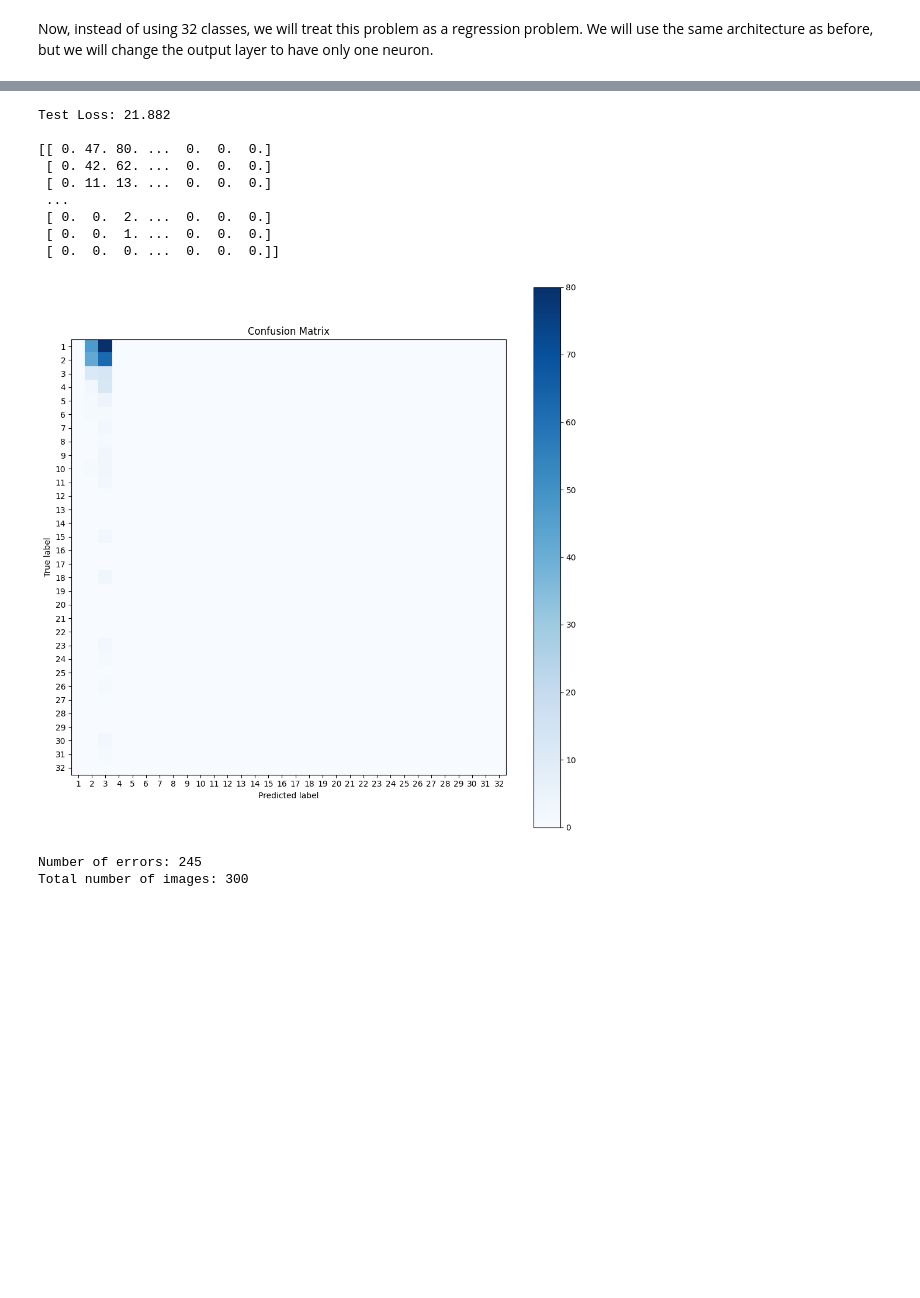
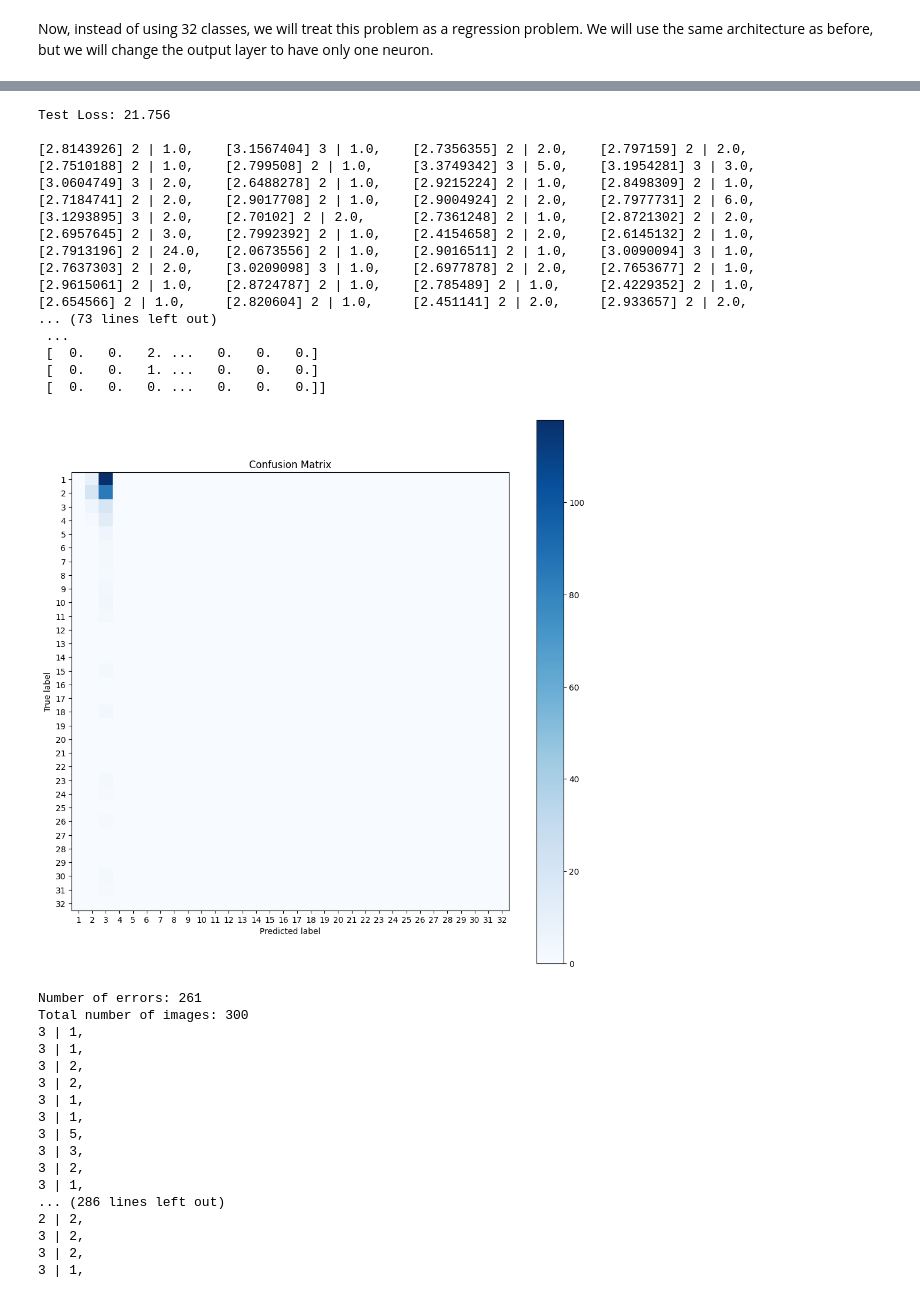
Before and after one commit to Johnny-droid/Lego-Image-Detector, a Jupyter notebook: p2/task2.ipynb, the cells around one changed output, grey strips where cells are left out. Saved outputs shown, nothing was run; the diff lists cells and outputs as text; code cells hidden in the pictures; blank space fills up the shorter version.

```diff
--- a/p2/task2.ipynb
+++ b/p2/task2.ipynb
@@ -659,7 +659,7 @@ def epoch_iter(dataloader, model, loss_fn, optimizer=None, is_train=True, preds=
           total_loss += loss.item() # IMPORTANT: call .item() to obtain the value of the loss WITHOUT the computational graph attached
 
           # Calculate final prediction
-          preds.extend(torch.round(pred).cpu().detach().numpy())
+          preds.extend(pred.cpu().detach().numpy())
           labels.extend(y.cpu().detach().numpy())
 
     return total_loss / num_batches
@@ -713,7 +713,12 @@ class RegressionVGG16(nn.Module):
     def __init__(self):
         super(RegressionVGG16, self).__init__()
         self.vgg = models.vgg16(pretrained=True)
-        self.vgg.classifier[6] = nn.Linear(4096, 1)
+        self.vgg.classifier[6] = nn.Sequential(
+            nn.Linear(4096, 512),
+            nn.ReLU(),
+            nn.Dropout(0.5),
+            nn.Linear(512, 1)
+        )
 
     def forward(self, x):
         return self.vgg(x)
@@ -774,42 +779,80 @@ Train loss: 25.199
 # %%
 # Testing
 model = RegressionVGG16().to(device)
 checkpoint = torch.load("models/" + model_name + '_best_model.pth')
 model.load_state_dict(checkpoint['model'])
 
 # Test model
 preds = []
 labels = []
 test_loss = epoch_iter(test_dataloader, model, loss_fn, is_train=False, preds=preds, labels=labels)
 print(f"\nTest Loss: {test_loss:.3f} \n")
 
+
+for i in range(len(preds)):
+    print(f"{preds[i]} {int(preds[i])} | {labels[i]},\t", end='')
+    if (i+1) % 4 == 0:
+        print()
+
+print("HEy")
+print(preds)
+print("HEy2")
+print(labels)
+print("HEy3")
 # Convert the predictions to integers
-preds = [int(pred) for pred in preds]
-labels = [int(label) for label in labels]
+preds = [round(float(pred))for pred in preds]
+labels = [round(float(label)) for label in labels]
 
 # Confusion matrix with the number in each cell
 confusion_matrix = buildConfusionMatrix(preds, labels)
 print(confusion_matrix)
 # Display confusion matrix
 display_confusion_matrix(confusion_matrix)
 
 # Print How many errors we have
 errors = 0
 for i in range(len(preds)):
     if preds[i] != labels[i]:
         errors += 1
 print(f"Number of errors: {errors}")
 print(f"Total number of images: {len(preds)}")
+
+# Show some prediction errors
+for i in range(len(preds)):
+    print(f"{preds[i]} | {labels[i]},\t")
 # %% [output]
-Test Loss: 21.882
+Test Loss: 21.756
 
-[[ 0. 47. 80. ...  0.  0.  0.]
- [ 0. 42. 62. ...  0.  0.  0.]
- [ 0. 11. 13. ...  0.  0.  0.]
+[2.8143926] 2 | 1.0,    [3.1567404] 3 | 1.0,    [2.7356355] 2 | 2.0,    [2.797159] 2 | 2.0,
+[2.7510188] 2 | 1.0,    [2.799508] 2 | 1.0,     [3.3749342] 3 | 5.0,    [3.1954281] 3 | 3.0,
+[3.0604749] 3 | 2.0,    [2.6488278] 2 | 1.0,    [2.9215224] 2 | 1.0,    [2.8498309] 2 | 1.0,
+[2.7184741] 2 | 2.0,    [2.9017708] 2 | 1.0,    [2.9004924] 2 | 2.0,    [2.7977731] 2 | 6.0,
+[3.1293895] 3 | 2.0,    [2.70102] 2 | 2.0,      [2.7361248] 2 | 1.0,    [2.8721302] 2 | 2.0,
+[2.6957645] 2 | 3.0,    [2.7992392] 2 | 1.0,    [2.4154658] 2 | 2.0,    [2.6145132] 2 | 1.0,
+[2.7913196] 2 | 24.0,   [2.0673556] 2 | 1.0,    [2.9016511] 2 | 1.0,    [3.0090094] 3 | 1.0,
+[2.7637303] 2 | 2.0,    [3.0209098] 3 | 1.0,    [2.6977878] 2 | 2.0,    [2.7653677] 2 | 1.0,
+[2.9615061] 2 | 1.0,    [2.8724787] 2 | 1.0,    [2.785489] 2 | 1.0,     [2.4229352] 2 | 1.0,
+[2.654566] 2 | 1.0,     [2.820604] 2 | 1.0,     [2.451141] 2 | 2.0,     [2.933657] 2 | 2.0,
+... (73 lines left out)
  ...
- [ 0.  0.  2. ...  0.  0.  0.]
- [ 0.  0.  1. ...  0.  0.  0.]
- [ 0.  0.  0. ...  0.  0.  0.]]
+ [  0.   0.   2. ...   0.   0.   0.]
+ [  0.   0.   1. ...   0.   0.   0.]
+ [  0.   0.   0. ...   0.   0.   0.]]
-[figure, old version]
+[figure, new version]
-Number of errors: 245
+Number of errors: 261
 Total number of images: 300
+3 | 1,
+3 | 1,
+3 | 2,
+3 | 2,
+3 | 1,
+3 | 1,
+3 | 5,
+3 | 3,
+3 | 2,
+3 | 1,
+... (286 lines left out)
+2 | 2,
+3 | 2,
+3 | 2,
+3 | 1,
```
Also changed, not shown: parts of 1 cell of this notebook.
